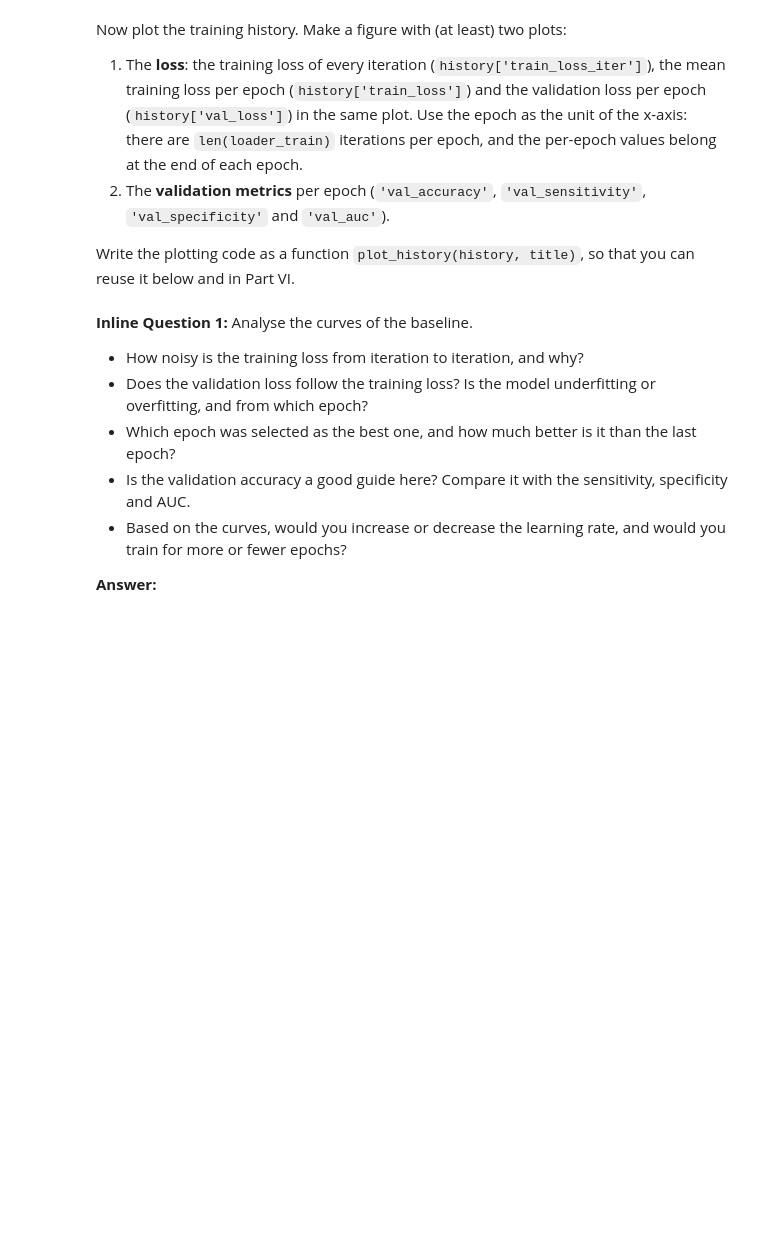
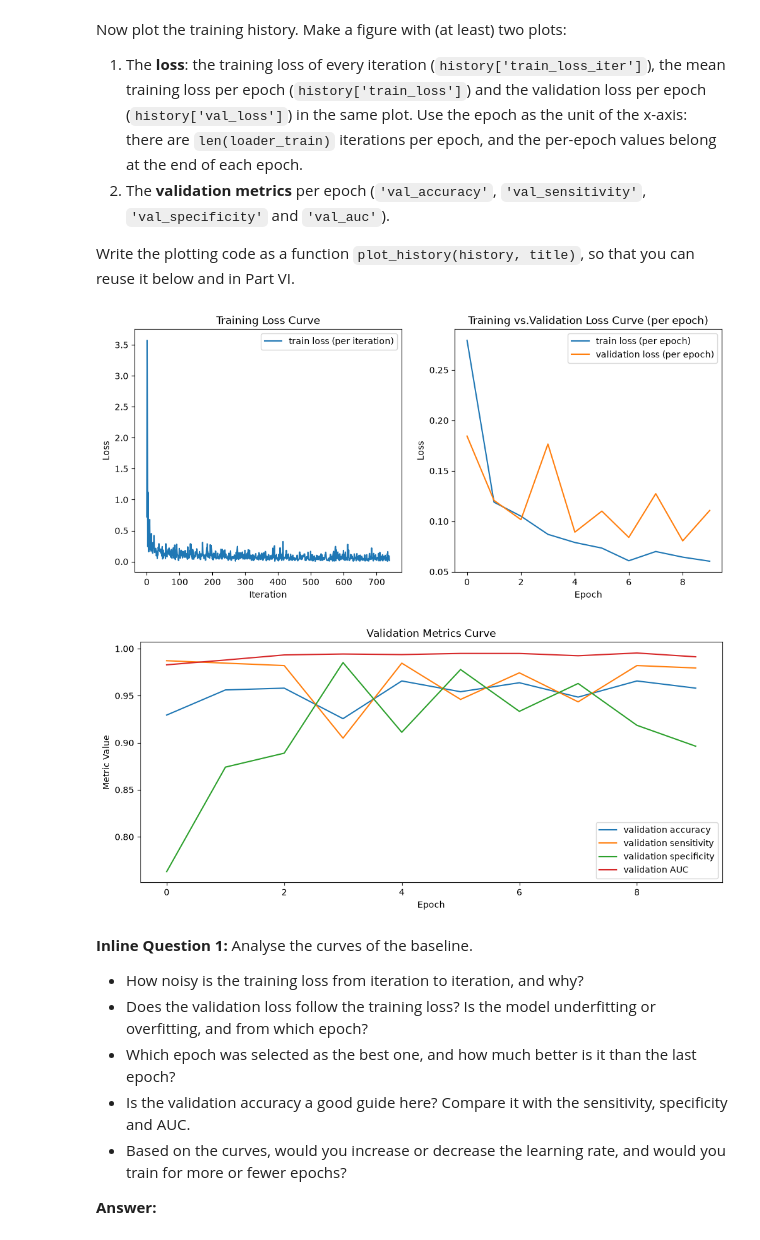
Before and after one commit to zyziaa/cm2003_lab2, a Jupyter notebook: PyTorch.ipynb, the cells around one changed output. Cells and saved outputs as stored; diff of their text form; code cells hidden in the pictures; blank space fills up the shorter version.

```diff
--- a/PyTorch.ipynb
+++ b/PyTorch.ipynb
@@ -983,8 +983,11 @@ def binary_metrics(probs, labels, threshold=0.5):
     # TODO: Compute the accuracy, sensitivity and specificity.                     #
     ################################################################################
     # *****START OF YOUR CODE (DO NOT DELETE/MODIFY THIS LINE)*****
-
-    for i in probs()
+    tot_0 = np.sum(labels==0)
+    tot_1 = np.sum(labels==1)
+    accuracy = np.mean((probs>=threshold)==labels)
+    sensitivity = np.sum((probs>=threshold) & (labels==1)) / tot_1
+    specificity = np.sum((probs<threshold) & (labels==0)) /tot_0
 
     # *****END OF YOUR CODE (DO NOT DELETE/MODIFY THIS LINE)*****
     ################################################################################
@@ -1108,21 +1123,49 @@ Write the plotting code as a function `plot_history(history, title)`, so that yo
 # %%
 import matplotlib.pyplot as plt
 %matplotlib inline
 
 def plot_history(history, title=''):
     ################################################################################
     # TODO: Plot the loss curves and the validation metrics.                       #
     ################################################################################
     # *****START OF YOUR CODE (DO NOT DELETE/MODIFY THIS LINE)*****
 
-    pass
+    plt.figure(figsize=(12,5))
+    plt.subplot(1,2,1)
+    plt.plot(history['train_loss_iter'],label='train loss (per iteration)')
+    plt.xlabel('Iteration')
+    plt.ylabel('Loss')
+    plt.title('Training Loss Curve')
+    plt.legend()
 
+    plt.subplot(1,2,2)
+    plt.plot(history['train_loss'],label='train loss (per epoch)')
+    plt.plot(history['val_loss'],label='validation loss (per epoch)')
+    plt.xlabel('Epoch')
+    plt.ylabel('Loss')
+    plt.title('Training vs.Validation Loss Curve (per epoch)')
+    plt.legend()
+
+
+    plt.figure(figsize=(12,5))
+    plt.plot(history['val_accuracy'],label='validation accuracy')
+    plt.plot(history['val_sensitivity'],label='validation sensitivity')
+    plt.plot(history['val_specificity'],label='validation specificity')
+    plt.plot(history['val_auc'],label='validation AUC')
+    plt.xlabel('Epoch')
+    plt.ylabel('Metric Value')
+    plt.title('Validation Metrics Curve')
+    plt.legend()
+    plt.show()
     # *****END OF YOUR CODE (DO NOT DELETE/MODIFY THIS LINE)*****
     ################################################################################
     #                                 END OF YOUR CODE                             #
     ################################################################################
 
 plot_history(history_baseline, 'AdamW, constant learning rate 1e-2')
+# %% [output]
+[figure, added]
+[figure, added]
 # %% [markdown]
 **Inline Question 1:** Analyse the curves of the baseline.
 - How noisy is the training loss from iteration to iteration, and why?
```
Also changed, not shown: parts of 13 cells of this notebook.
